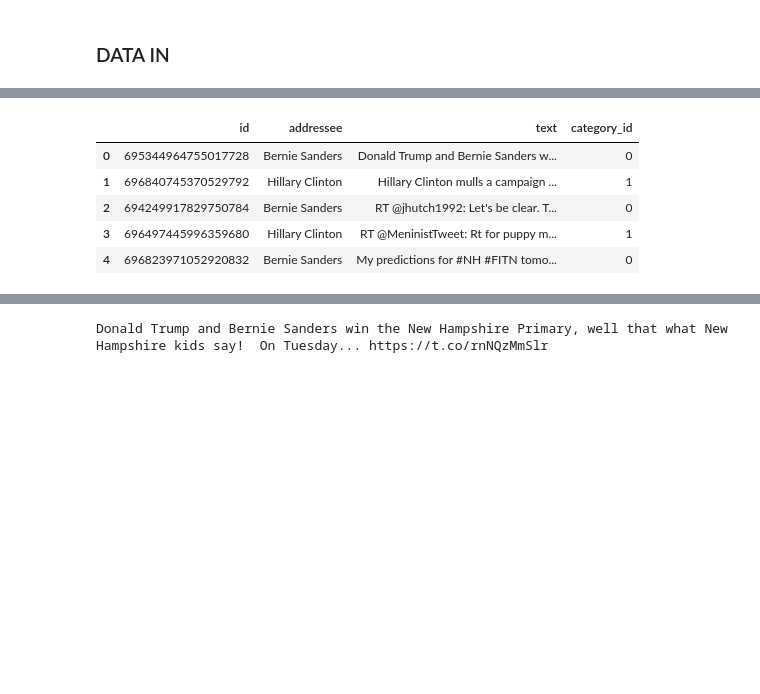
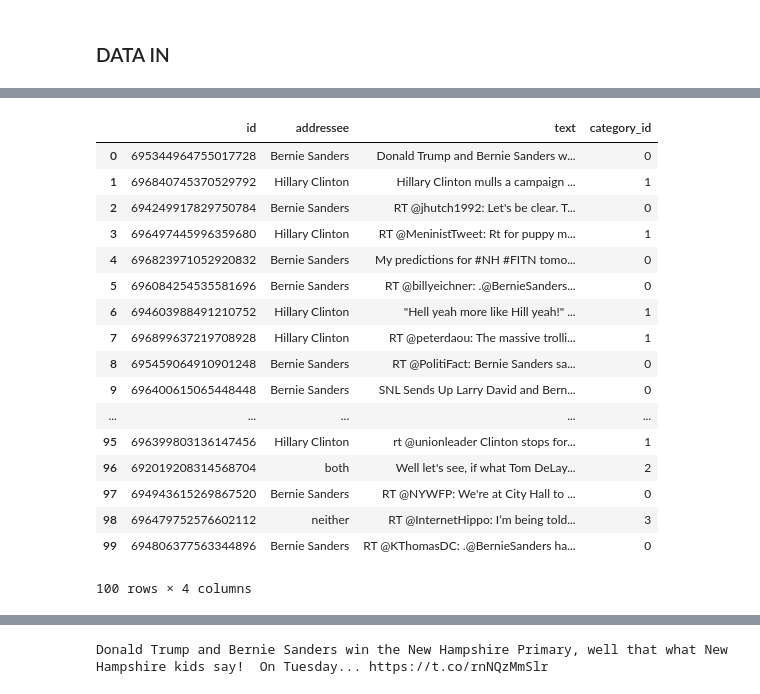
Before and after one commit to nikloynes/sentiment_paper_rework, a Jupyter notebook: M04_1_addressee_classification_NH.ipynb, the cells around one changed output, grey strips where cells are left out. Drawn from its saved outputs; the diff is of its cells as text; code cells hidden in the pictures; blank space fills up the shorter version.

```diff
--- a/M04_1_addressee_classification_NH.ipynb
+++ b/M04_1_addressee_classification_NH.ipynb
@@ -68,3 +52,3 @@ DATA_OUT = "/Users/nikloynes/Desktop/SENTIMENT/data/classifications/"
 # %%
-nh_df = pd.read_csv(LABELLED_TWEETS + 'new_hampshire.csv',  dtype = {'id' : 'str'})
+nh_df = pd.read_csv(LABELLED_TWEETS + 'new_hampshire.csv',  dtype=str)
 # %%
@@ -93,18 +85,30 @@ nh_df
 # %%
 from io import StringIO
 col = ['id', 'addressee', 'text']
 nh_df = nh_df[col]
 nh_df = nh_df[pd.notnull(nh_df['text'])]
 nh_df.columns = ['id', 'addressee', 'text']
 nh_df['category_id'] = nh_df['addressee'].factorize()[0]
 category_id_nh_df = nh_df[['addressee', 'category_id']].drop_duplicates().sort_values('category_id')
 category_to_id = dict(category_id_nh_df.values)
 id_to_category = dict(category_id_nh_df[['category_id', 'addressee']].values)
-nh_df.head()
+nh_df.head(n=100)
 # %% [output]
 |  | id | addressee | text | category_id |
 | 0 | 695344964755017728 | Bernie Sanders | Donald Trump and Bernie Sanders w... | 0 |
 | 1 | 696840745370529792 | Hillary Clinton | Hillary Clinton mulls a campaign ... | 1 |
 | 2 | 694249917829750784 | Bernie Sanders | RT @jhutch1992: Let's be clear. T... | 0 |
 | 3 | 696497445996359680 | Hillary Clinton | RT @MeninistTweet: Rt for puppy m... | 1 |
 | 4 | 696823971052920832 | Bernie Sanders | My predictions for #NH #FITN tomo... | 0 |
+| 5 | 696084254535581696 | Bernie Sanders | RT @billyeichner: .@BernieSanders... | 0 |
+| 6 | 694603988491210752 | Hillary Clinton | "Hell yeah more like Hill yeah!" ... | 1 |
+| 7 | 696899637219708928 | Hillary Clinton | RT @peterdaou: The massive trolli... | 1 |
+| 8 | 695459064910901248 | Bernie Sanders | RT @PolitiFact: Bernie Sanders sa... | 0 |
+| 9 | 696400615065448448 | Bernie Sanders | SNL Sends Up Larry David and Bern... | 0 |
+| ... | ... | ... | ... | ... |
+| 95 | 696399803136147456 | Hillary Clinton | rt @unionleader Clinton stops for... | 1 |
+| 96 | 692019208314568704 | both | Well let's see, if what Tom DeLay... | 2 |
+| 97 | 694943615269867520 | Bernie Sanders | RT @NYWFP: We're at City Hall to ... | 0 |
+| 98 | 696479752576602112 | neither | RT @InternetHippo: I’m being told... | 3 |
+| 99 | 694806377563344896 | Bernie Sanders | RT @KThomasDC: .@BernieSanders ha... | 0 |
+100 rows × 4 columns
```
Also changed, not shown: parts of 25 cells of this notebook, 6 other files.
